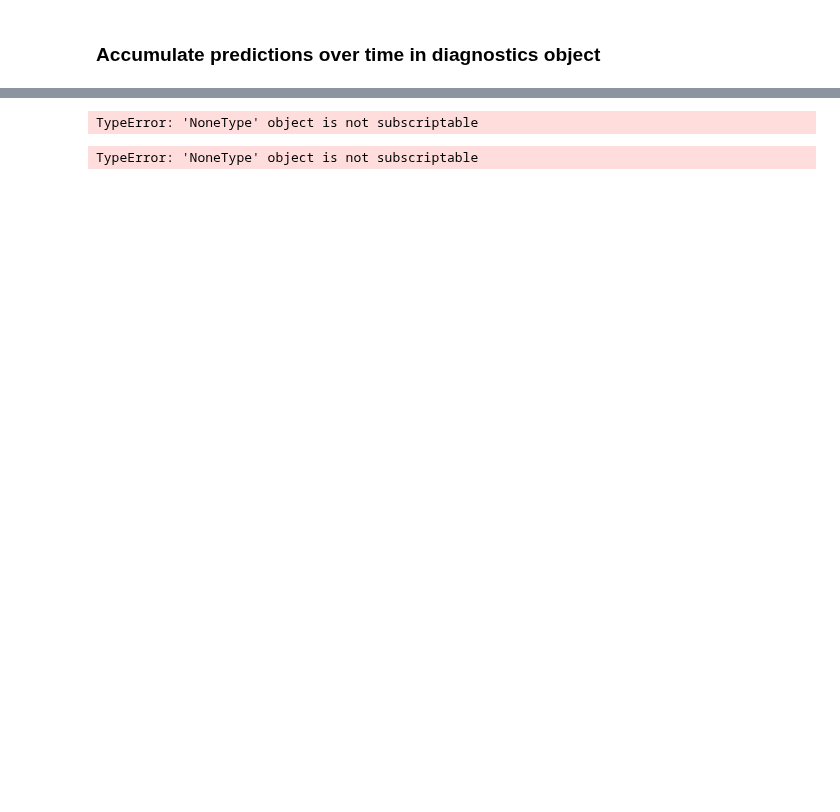
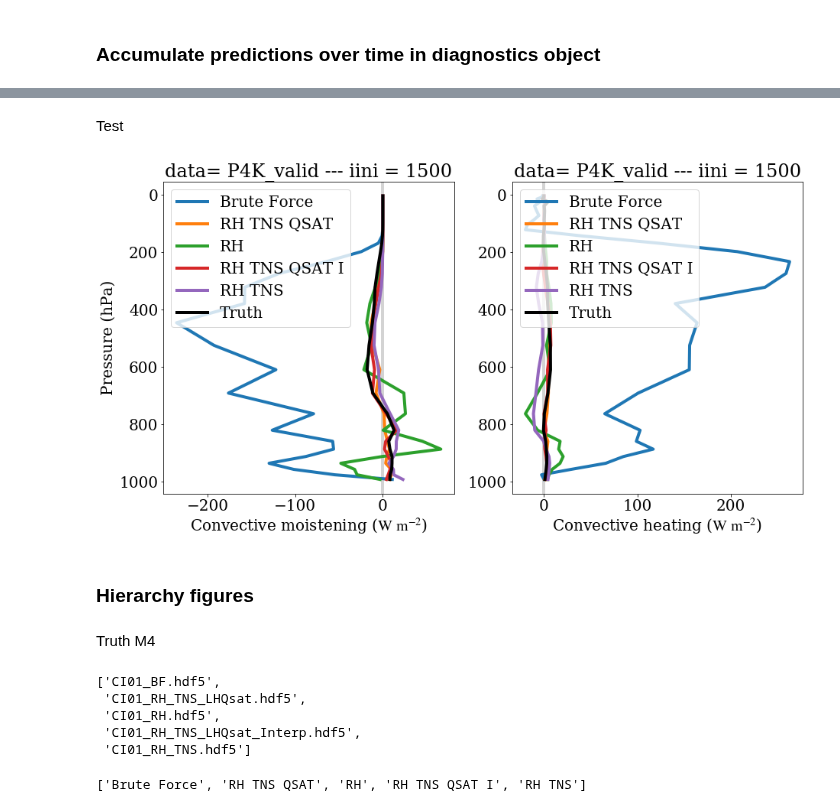
Before and after one commit to wallingTACC/CBRAIN-CAM, a Jupyter notebook: notebooks/tbeucler_devlog/046_Ankitesh_workflow_plus_radiation.ipynb, the cells around one changed output, grey strips where cells are left out. Saved outputs shown, nothing was run; the diff lists cells and outputs as text; code cells hidden in the pictures; blank space fills up the shorter version.

Commit message:
NOAA seminar figures

```diff
--- a/notebooks/tbeucler_devlog/046_Ankitesh_workflow_plus_radiation.ipynb
+++ b/notebooks/tbeucler_devlog/046_Ankitesh_workflow_plus_radiation.ipynb
@@ -232,6 +234,7 @@ class DataGeneratorClimInv(DataGenerator):
         self.t2tns_trans = t2tns_trans
         self.lhflx_trans = lhflx_trans
         self.inp_shape = 64
+        self.mode = mode
         super().__init__(data_fn, input_vars,output_vars,norm_fn,input_transform,output_transform,
                         batch_size,shuffle,xarray,var_cut_off) ## call the base data generator
         self.inp_sub = self.input_transform.sub
@@ -254,9 +257,11 @@ class DataGeneratorClimInv(DataGenerator):
         end_idx = start_idx + self.batch_size
         # Grab batch from data
         batch = self.data_ds['vars'][start_idx:end_idx]
+        #print(batch)
         # Split into inputs and outputs
         X = batch[:, self.input_idxs]
         Y = batch[:, self.output_idxs]
+        #print(X)
         # Normalize
         X_norm = self.input_transform.transform(X)
         Y = self.output_transform.transform(Y)
@@ -264,6 +269,7 @@ class DataGeneratorClimInv(DataGenerator):
         if self.rh_trans:
             X_result = self.qv2rhLayer.process(X_result)
         if self.lhflx_trans:
+            #print(X_result)
             X_result = self.lhflxLayer.process(X_result)
             X_result = X_result[:,:64]
             X = X[:,:64]
@@ -275,7 +281,7 @@ class DataGeneratorClimInv(DataGenerator):
         if self.interpolate:
             interpolated = self.interpLayer.process(X,X_result)
             X_result = np.hstack((X_result,interpolated))
-        if mode=='val':
+        if self.mode=='val':
             return xr.DataArray(X_result), xr.DataArray(Y)
         return X_result,Y
     ##transforms the input data into the required format, take the unnormalized dataset
@@ -708,7 +759,7 @@ lat_ind = np.arange(26,40)
 # lat_ind = np.arange(57,64)
 
 # e.g. slices of (0,7), (14,20) and (57,64)?
-iinis = [500]
+iinis = [500,1000,1500]
 # iini = 414 # Initial time to sample
 # iend = iini+47 # One day later
 diagno = {} # Diagnostics structure
@@ -762,8 +826,43 @@ TypeError: 'NoneType' object is not subscriptable
-# %%
-md[NNs][data[6:-3]].get_inp_pred_truth(itime)
-# %% [output]
-TypeError: 'NoneType' object is not subscriptable
-# %%
-md[NNs][data[6:-3]].valid_gen[0][0]
-# %% [output]
-TypeError: 'NoneType' object is not subscriptable
+# %%
+fz = 20
+lw = 4
+
+plt.rc('text', usetex=False)
+mpl.rcParams['mathtext.fontset'] = 'stix'
+mpl.rcParams['font.family'] = 'STIXGeneral'
+plt.rc('font', family='serif', size=fz)
+mpl.rcParams['lines.linewidth'] = lw
+plt.close('all')
+# %% [markdown]
+Test
+# %%
+data = 'P4K_valid'
+plt.figure(figsize=(15,7.5))
+iini = iinis[2]
+plt.subplot(1,2,1)
+plt.axvline(x=0,c='lightgray')
+for iNN,NNs in enumerate(NNarray):
+    plt.plot(np.mean(diagno[NNs][data][iini]['PHQ'],axis=(0,1,3)),lev,label=NNname[iNN])
+plt.plot(np.mean(diagno['truth'][data][iini]['PHQ'],axis=(0,1,3)),lev,label='Truth',color='k')
+plt.legend(loc="upper left")
+plt.xlabel('Convective moistening ($\mathrm{W\ m^{-2}}$)')
+plt.ylabel('Pressure (hPa)')
+plt.gca().invert_yaxis()
+plt.title('data= '+data+' '+ '--- iini = '+str(iini))
+
+
+plt.subplot(1,2,2)
+plt.axvline(x=0,c='lightgray')
+for iNN,NNs in enumerate(NNarray):
+    plt.plot(np.mean(diagno[NNs][data][iini]['TPHYSTND'],axis=(0,1,3)),lev,label=NNname[iNN])
+plt.plot(np.mean(diagno['truth'][data][iini]['TPHYSTND'],axis=(0,1,3)),lev,label='Truth',color='k')
+plt.legend(loc="upper left")
+plt.xlabel('Convective heating ($\mathrm{W\ m^{-2}}$)')
+plt.title('data= '+data+' '+ '--- iini = '+str(iini))
+plt.gca().invert_yaxis()
+# %% [output]
+[figure, added]
+# %% [markdown]
+### Hierarchy figures
+# %% [markdown]
+Truth M4
@@ -769,0 +879,12 @@ TypeError: 'NoneType' object is not subscriptable
+# %%
+NNarray
+# %% [output]
+['CI01_BF.hdf5',
+ 'CI01_RH_TNS_LHQsat.hdf5',
+ 'CI01_RH.hdf5',
+ 'CI01_RH_TNS_LHQsat_Interp.hdf5',
+ 'CI01_RH_TNS.hdf5']
+# %%
+NNname
+# %% [output]
+['Brute Force', 'RH TNS QSAT', 'RH', 'RH TNS QSAT I', 'RH TNS']
```
Also changed, not shown: parts of 11 cells of this notebook.
